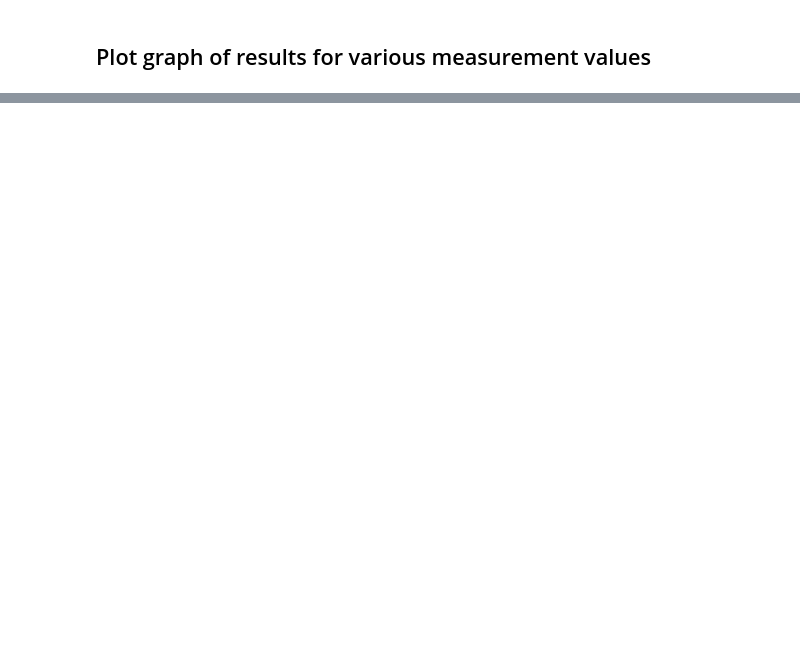
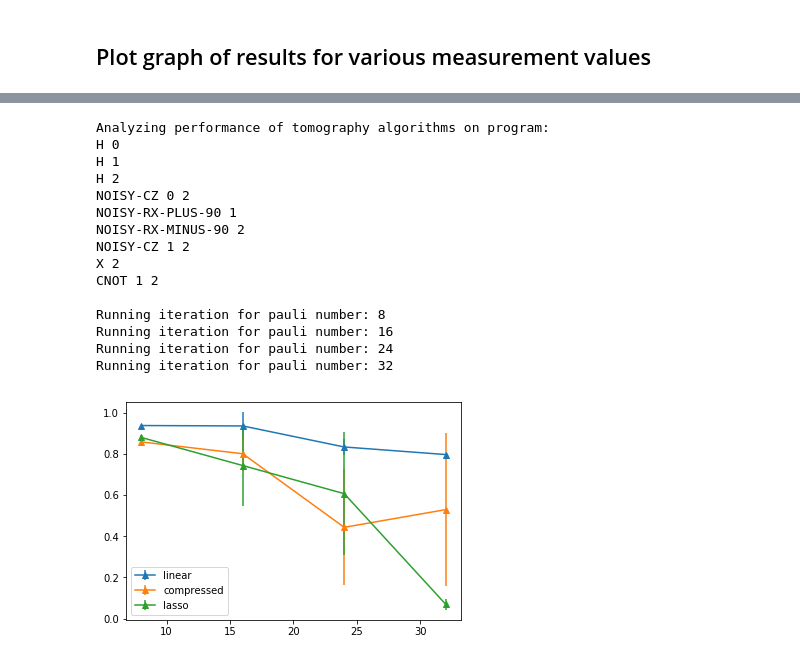
Before and after one commit to kenzomenzo/tomography-debugger, a Jupyter notebook: tomography_test.ipynb, the cells around one changed output, grey strips where cells are left out. Cells and saved outputs as stored; diff of their text form; code cells hidden in the pictures; blank space fills up the shorter version.

```diff
--- a/tomography_test.ipynb
+++ b/tomography_test.ipynb
@@ -343,0 +549,79 @@ Running iteration for pauli number: 56
+# %%
+qubits = [0, 1, 2]
+
+program = Program()
+for qubit in qubits:
+    program += H(qubit)
+program += Program("NOISY-CZ 0 2")
+program += Program("NOISY-RX-PLUS-90 1")
+program += Program("NOISY-RX-MINUS-90 2")
+program += Program("NOISY-CZ 1 2")
+program += X(qubits[2])
+program += CNOT(qubits[1], qubits[2])
+
+short_program = program #Useful for printing out the current program without too many noisy gates
+program = Program(noise_model) + program
+
+debugger = TomographyDebugger()
+
+#Noisy program takes longer to run so reduce num_trials
+num_trials = 2
+
+linear_norms = {}
+linear_norms['vals'] = []
+linear_norms['stds'] = []
+compressed_norms = {}
+compressed_norms['vals'] = []
+compressed_norms['stds'] = []
+lasso_norms = {}
+lasso_norms['vals'] = []
+lasso_norms['stds'] = []
+
+print("Analyzing performance of tomography algorithms on program:")
+print(short_program)
+
+x = [i * 8 for i in range(1, 5)]
+
+for i in x:
+    print("Running iteration for pauli number: %d" % i)
+    linear_vec = np.zeros((num_trials))
+    compressed_vec = np.zeros((num_trials))
+    lasso_vec = np.zeros((num_trials))
+    for j in range(num_trials):
+        rho_linear = debugger.tomographize("linear_inv", i, program, qubits)
+        rho_compressed = debugger.tomographize("compressed", i, program, qubits)
+        rho_lasso = debugger.tomographize("lasso", i, program, qubits)
+
+        linear_vec[j] = np.linalg.norm(rho_linear - rho_true)
+        compressed_vec[j] = np.linalg.norm(rho_compressed - rho_true)
+        lasso_vec[j] = np.linalg.norm(rho_lasso - rho_true)
+
+    linear_norms['vals'].append(np.mean(linear_vec))
+    linear_norms['stds'].append(np.std(linear_vec))
+    compressed_norms['vals'].append(np.mean(compressed_vec))
+    compressed_norms['stds'].append(np.std(compressed_vec))
+    lasso_norms['vals'].append(np.mean(lasso_vec))
+    lasso_norms['stds'].append(np.std(lasso_vec))
+
+plt.errorbar(x, linear_norms['vals'], linear_norms['stds'], marker='^', label='linear')
+plt.errorbar(x, compressed_norms['vals'], compressed_norms['stds'], marker='^', label='compressed')
+plt.errorbar(x, lasso_norms['vals'], lasso_norms['stds'], marker='^', label='lasso')
+plt.legend()
+plt.show()
+# %% [output]
+Analyzing performance of tomography algorithms on program:
+H 0
+H 1
+H 2
+NOISY-CZ 0 2
+NOISY-RX-PLUS-90 1
+NOISY-RX-MINUS-90 2
+NOISY-CZ 1 2
+X 2
+CNOT 1 2
+
+Running iteration for pauli number: 8
+Running iteration for pauli number: 16
+Running iteration for pauli number: 24
+Running iteration for pauli number: 32
+[figure, added]
```
Also changed, not shown: parts of 13 cells of this notebook, 1 other file.
